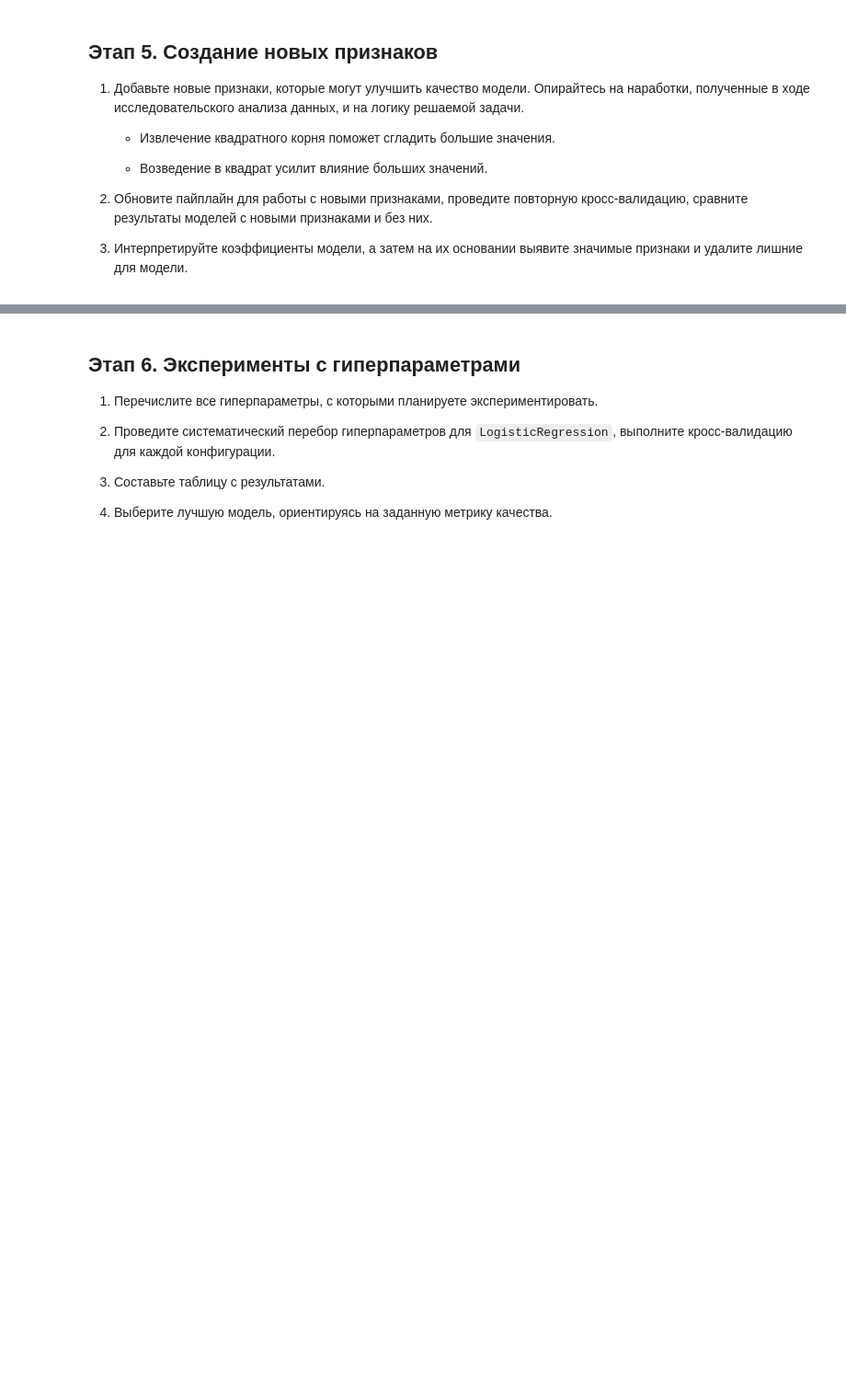
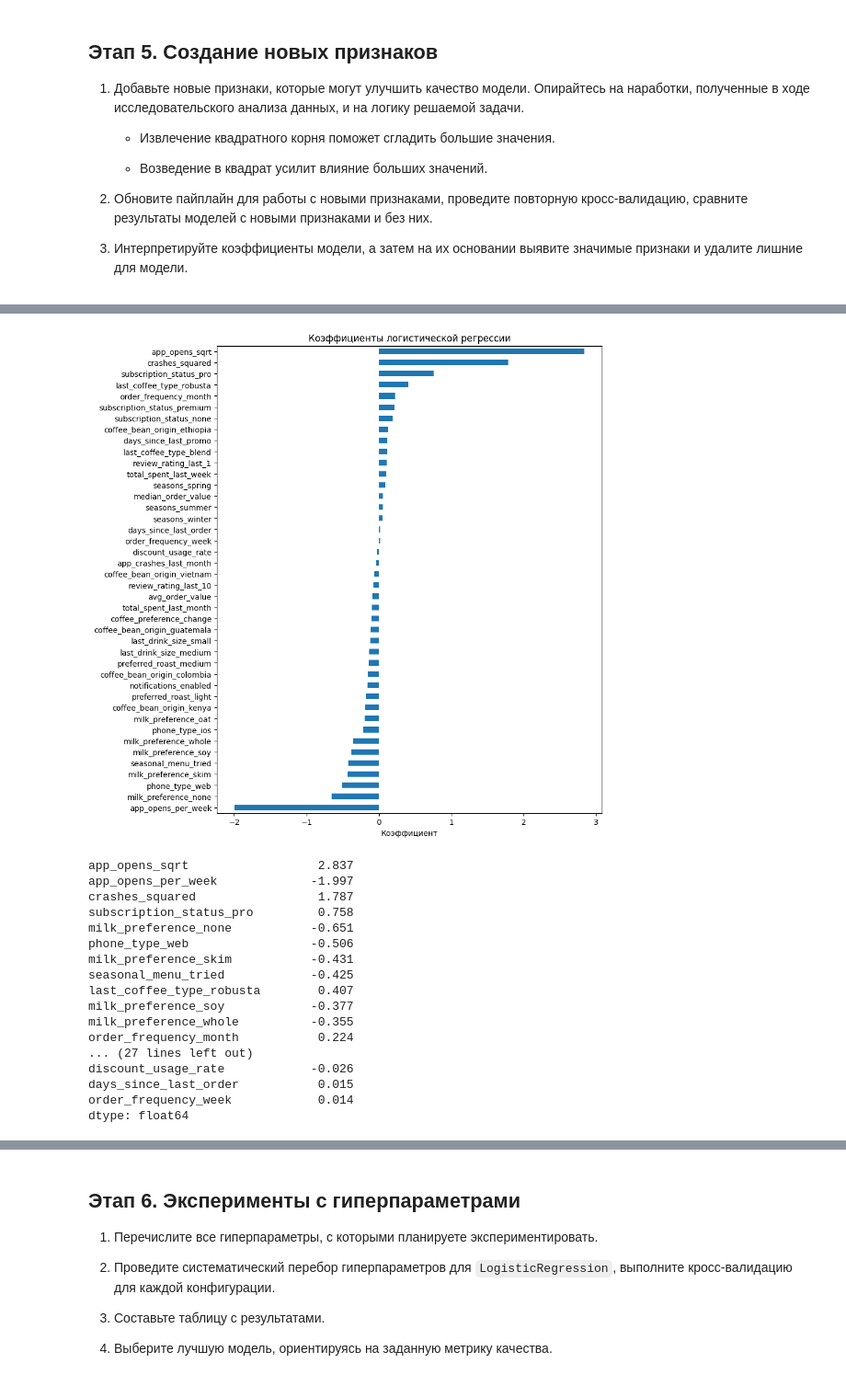
Before and after one commit to dontroublo/delivery-coffee, a Jupyter notebook: coffee_churn.ipynb, the cells around one changed output, grey strips where cells are left out. Shown at 92% size. Drawn from its saved outputs; the diff is of its cells as text; code cells hidden in the pictures; blank space fills up the shorter version.

Commit message:
feat: новые признаки, коэффициенты и отбор признаков (этап 5)

```diff
--- a/coffee_churn.ipynb
+++ b/coffee_churn.ipynb
@@ -656,0 +700,9 @@ evaluate(base_model, 'LogReg базовая')
+# %%
+# проверяем вклад каждого нового признака: убираем по одному и смотрим, как меняется PR AUC
+feature_check = {}
+for feature in new_features:
+    numeric = numeric_features + [f for f in new_features if f != feature]
+    model = make_fe_model(numeric, categorical_features, binary_features)
+    feature_check[feature] = cross_val_score(model, X_train, y_train, cv=cv, scoring='average_precision').mean()
+
+pd.Series(feature_check, name='PR AUC без признака').sort_values().round(4)
@@ -656,0 +716,5 @@ evaluate(base_model, 'LogReg базовая')
+# %%
+useful_features = ['crashes_squared', 'app_opens_sqrt']
+
+fe2_model = make_fe_model(numeric_features + useful_features, categorical_features, binary_features)
+evaluate(fe2_model, 'LogReg + crashes_squared, app_opens_sqrt')
@@ -656,0 +733,43 @@ evaluate(base_model, 'LogReg базовая')
+# %%
+def get_coefficients(model, numeric, categorical, binary):
+    """Коэффициенты логистической регрессии с названиями признаков после предобработки."""
+    encoder = model.named_steps['preprocessor'].named_transformers_['cat'].named_steps['encoder']
+    # в новых версиях sklearn метод называется get_feature_names_out, в старых get_feature_names
+    if hasattr(encoder, 'get_feature_names_out'):
+        categorical_names = list(encoder.get_feature_names_out(categorical))
+    else:
+        categorical_names = list(encoder.get_feature_names(categorical))
+    names = list(numeric) + categorical_names + list(binary)
+    coefs = model.named_steps['model'].coef_[0]
+    return pd.Series(coefs, index=names).sort_values(key=abs, ascending=False)
+
+
+fe2_model.fit(X_train, y_train)
+coefficients = get_coefficients(fe2_model, numeric_features + useful_features, categorical_features, binary_features)
+
+plt.figure(figsize=(9, 11))
+coefficients.sort_values().plot(kind='barh')
+plt.title('Коэффициенты логистической регрессии')
+plt.xlabel('Коэффициент')
+plt.show()
+
+coefficients.round(3)
+# %% [output]
+[figure, added]
+app_opens_sqrt                  2.837
+app_opens_per_week             -1.997
+crashes_squared                 1.787
+subscription_status_pro         0.758
+milk_preference_none           -0.651
+phone_type_web                 -0.506
+milk_preference_skim           -0.431
+seasonal_menu_tried            -0.425
+last_coffee_type_robusta        0.407
+milk_preference_soy            -0.377
+milk_preference_whole          -0.355
+order_frequency_month           0.224
+... (27 lines left out)
+discount_usage_rate            -0.026
+days_since_last_order           0.015
+order_frequency_week            0.014
+dtype: float64
```
Also changed, not shown: parts of 7 cells of this notebook.
